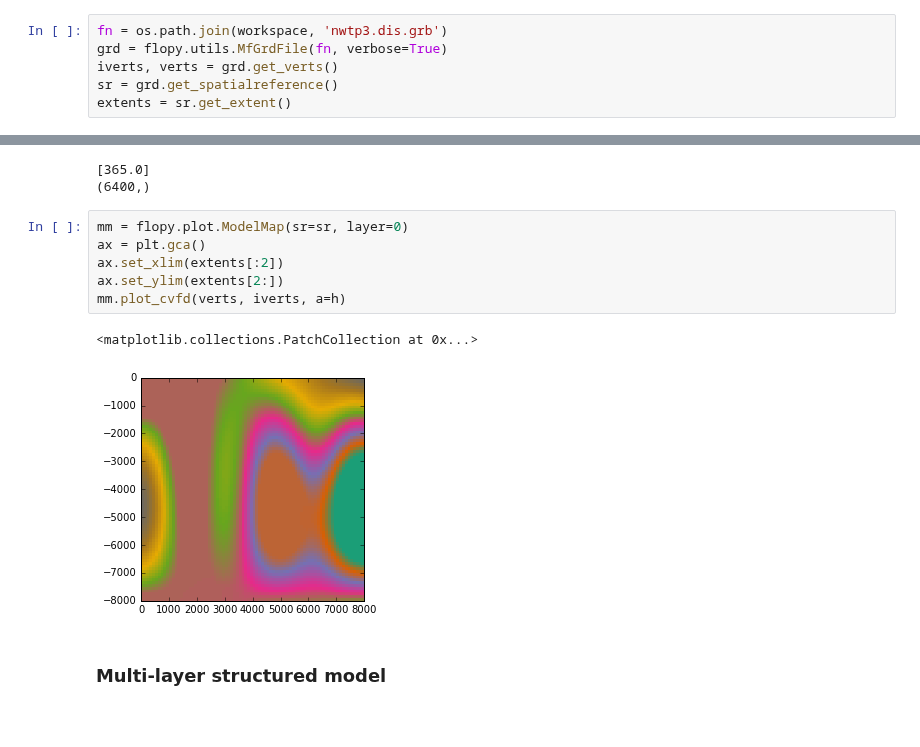
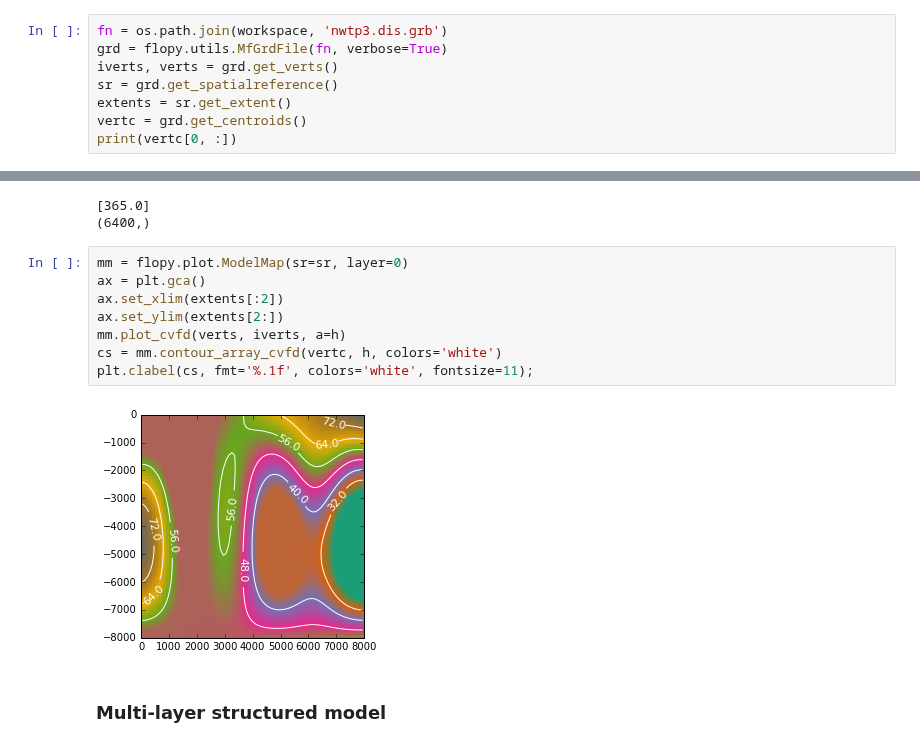
Before and after one commit to modflowpy/flopy, a Jupyter notebook: examples/Notebooks/flopy3_ReadGrdFile.ipynb, the cells around one changed output, grey strips where cells are left out. Cells and saved outputs as stored; diff of their text form; blank space fills up the shorter version.

```diff
--- a/examples/Notebooks/flopy3_ReadGrdFile.ipynb
+++ b/examples/Notebooks/flopy3_ReadGrdFile.ipynb
@@ -14,5 +14,7 @@ grd = flopy.utils.MfGrdFile(fn, verbose=True)
 iverts, verts = grd.get_verts()
 sr = grd.get_spatialreference()
 extents = sr.get_extent()
+vertc = grd.get_centroids()
+print(vertc[0, :])
 # %% [output]
 read 12 records from ../data/mfgrd_test/nwtp3.dis.grb
@@ -45,12 +48,13 @@ print(h.shape)
 # %%
 mm = flopy.plot.ModelMap(sr=sr, layer=0)
 ax = plt.gca()
 ax.set_xlim(extents[:2])
 ax.set_ylim(extents[2:])
 mm.plot_cvfd(verts, iverts, a=h)
+cs = mm.contour_array_cvfd(vertc, h, colors='white')
+plt.clabel(cs, fmt='%.1f', colors='white', fontsize=11);
 # %% [output]
-<matplotlib.collections.PatchCollection at 0x...>
-[figure, old version]
+[figure, new version]
 # %% [markdown]
 ### Multi-layer structured model
 # %%
```
Also changed, not shown: parts of 7 cells of this notebook, 3 other files.
